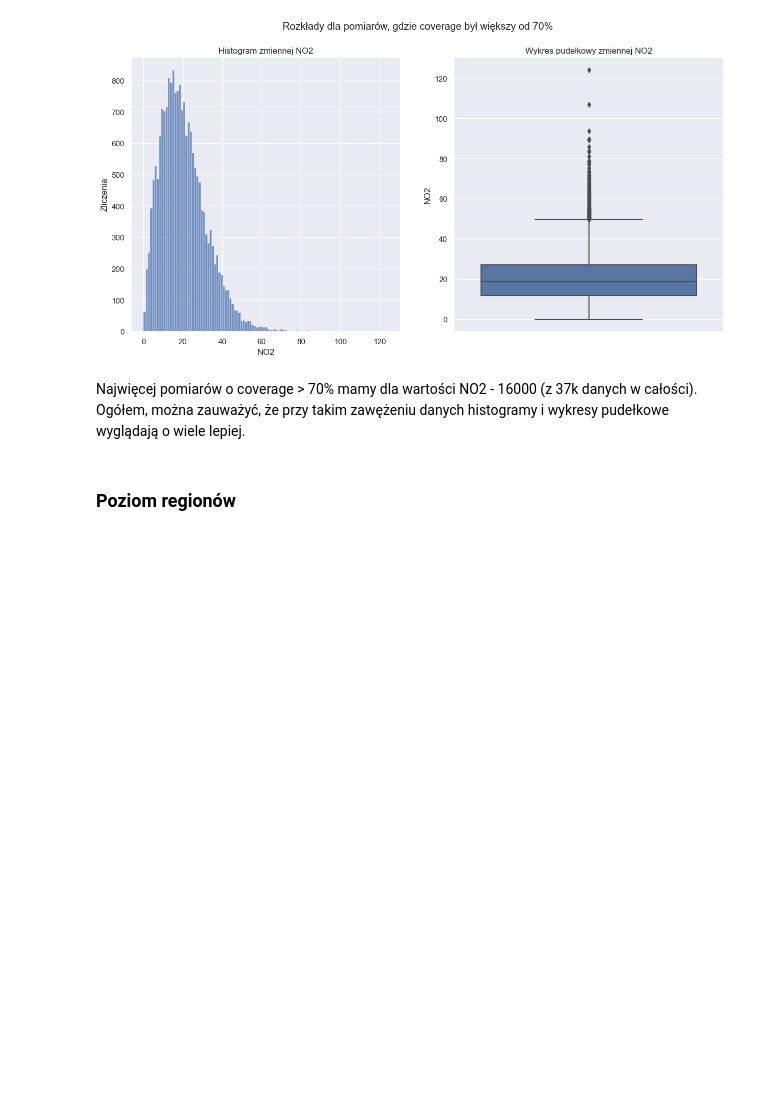
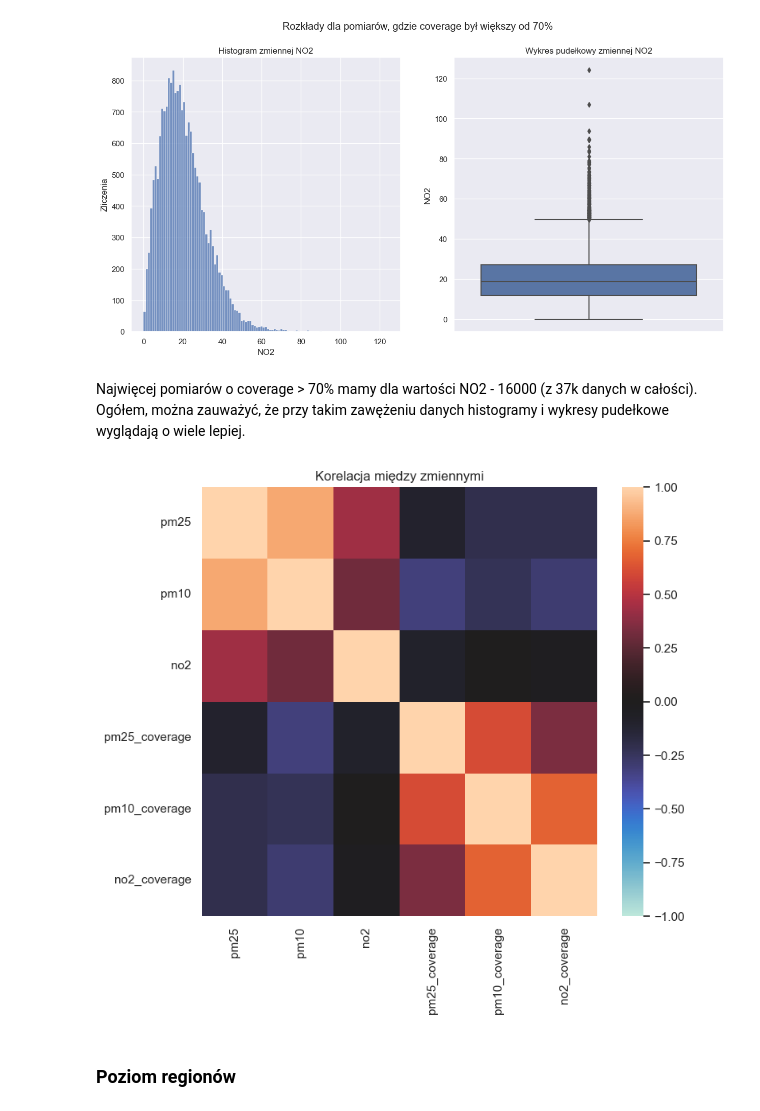
Before and after one commit to Drateffka/PUM, a Jupyter notebook: EDA_project/EDA.ipynb, the cells around one changed output. Drawn from its saved outputs; the diff is of its cells as text; code cells hidden in the pictures; blank space fills up the shorter version.

```diff
--- a/EDA_project/EDA.ipynb
+++ b/EDA_project/EDA.ipynb
@@ -193,6 +196,16 @@ plt.show()
 # %% [markdown]
 Najwięcej pomiarów o coverage > 70% mamy dla wartości NO2 - 16000 (z 37k danych w całości).
 Ogółem, można zauważyć, że przy takim zawężeniu danych histogramy i wykresy pudełkowe wyglądają o wiele lepiej.
+# %%
+fig, ax = plt.subplots(1,1,figsize=(8,7))
+
+sns.heatmap(rest_data.iloc[:,5:11].corr(), ax = ax, center=0, vmin=-1, vmax=1)
+
+ax.set(title='Korelacja między zmiennymi')
+
+plt.show()
+# %% [output]
+[figure, added]
 # %% [markdown]
 ### Poziom regionów
 # %%
```
Also changed, not shown: parts of 16 cells of this notebook, 1 other file.
